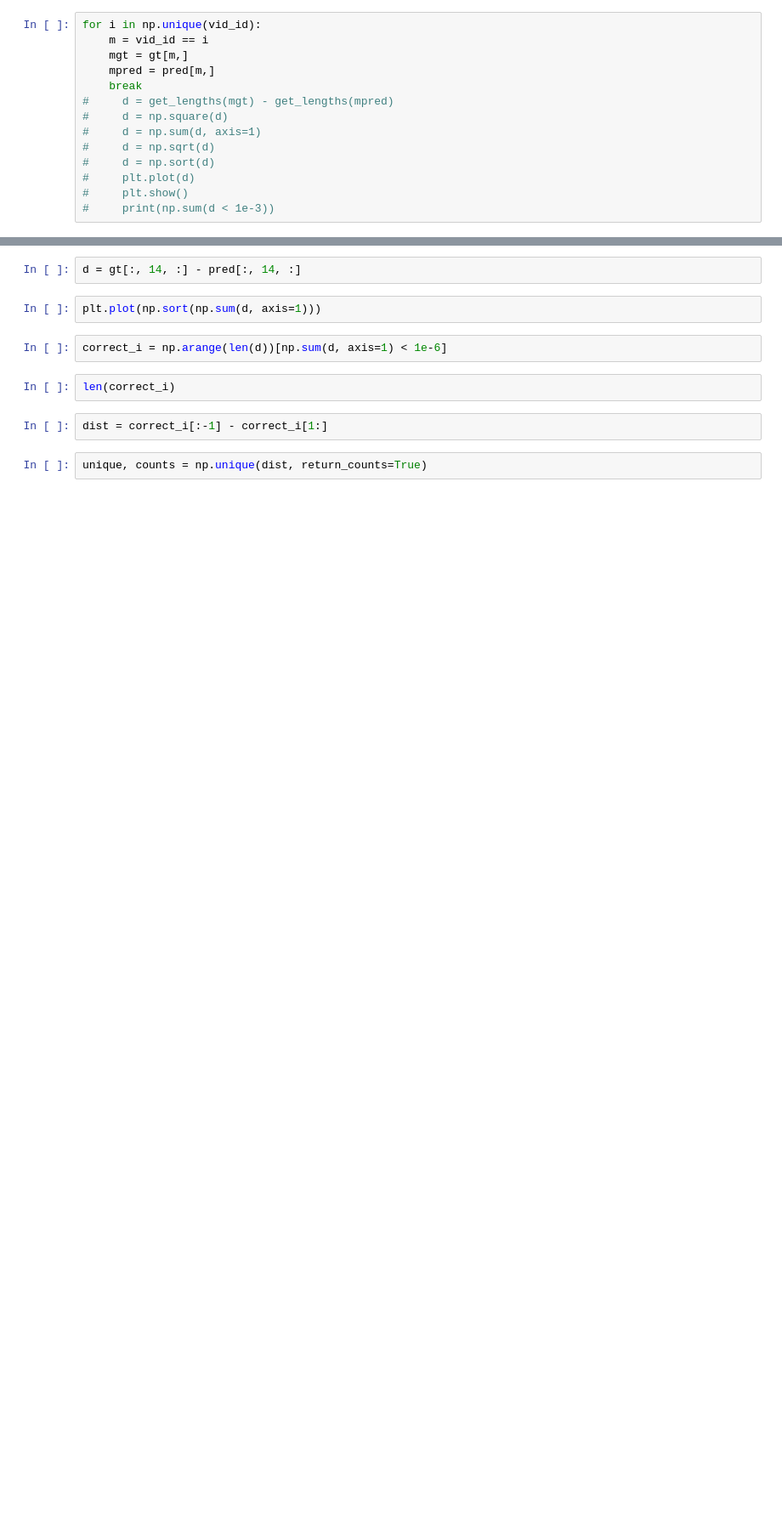
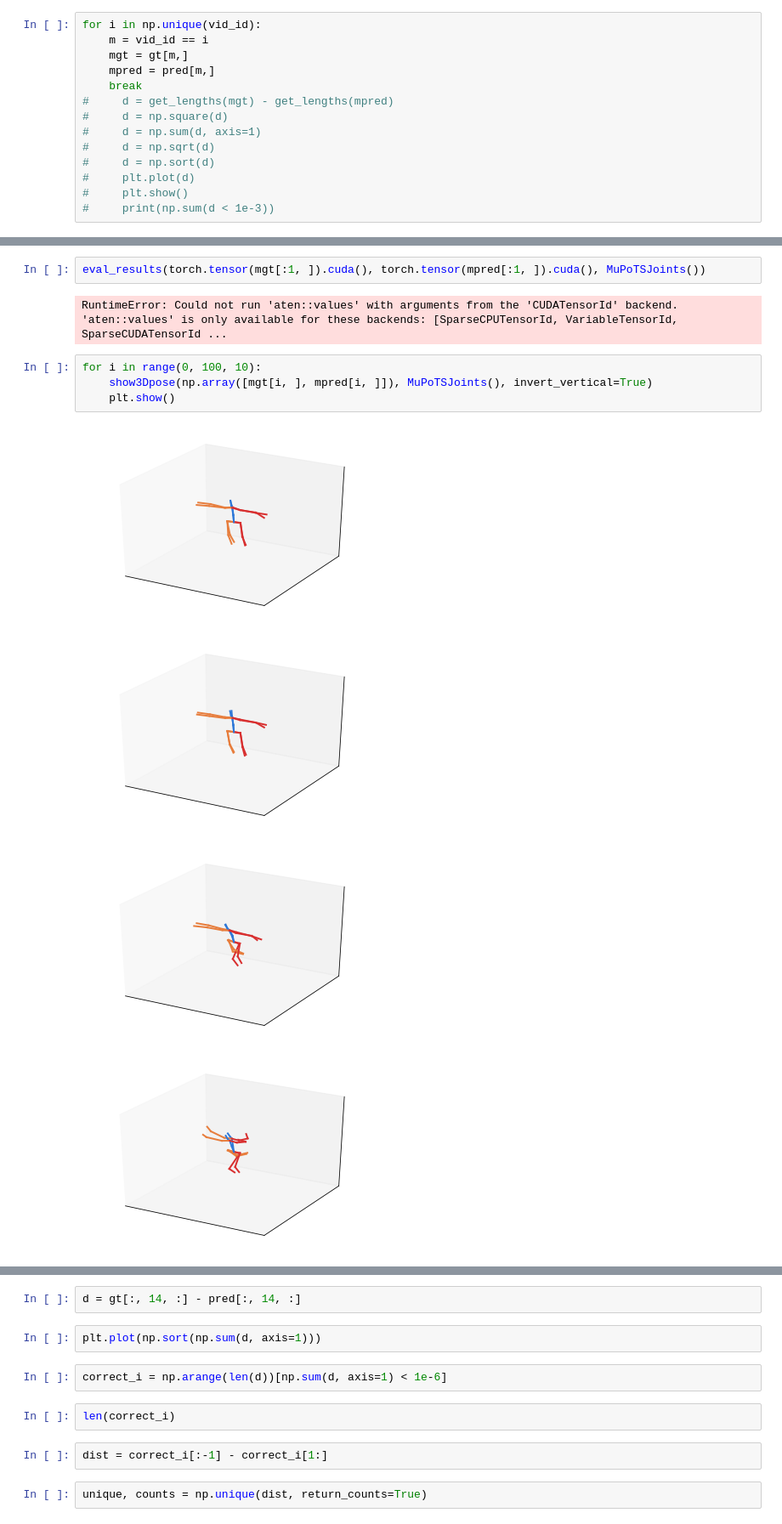
Before and after one commit to matech96/pose_refinement, a Jupyter notebook: src/notebooks/analysis/orient_inv/check _saved_output.ipynb, the cells around one changed output, grey strips where cells are left out. Shown at 85% size. Cells and saved outputs as stored; diff of their text form; blank space fills up the shorter version.

```diff
--- a/src/notebooks/analysis/orient_inv/check _saved_output.ipynb
+++ b/src/notebooks/analysis/orient_inv/check _saved_output.ipynb
@@ -48,0 +63,13 @@ for i in np.unique(vid_id):
+# %%
+eval_results(torch.tensor(mgt[:1, ]).cuda(), torch.tensor(mpred[:1, ]).cuda(), MuPoTSJoints())
+# %% [output]
+RuntimeError: Could not run 'aten::values' with arguments from the 'CUDATensorId' backend. 'aten::values' is only available for these backends: [SparseCPUTensorId, VariableTensorId, SparseCUDATensorId ...
+# %%
+for i in range(0, 100, 10):
+    show3Dpose(np.array([mgt[i, ], mpred[i, ]]), MuPoTSJoints(), invert_vertical=True)
+    plt.show()
+# %% [output]
+[figure, added]
+[figure, added]
+[figure, added]
+[figure, added]
```
Also changed, not shown: parts of 10 cells of this notebook, 2 other files.
